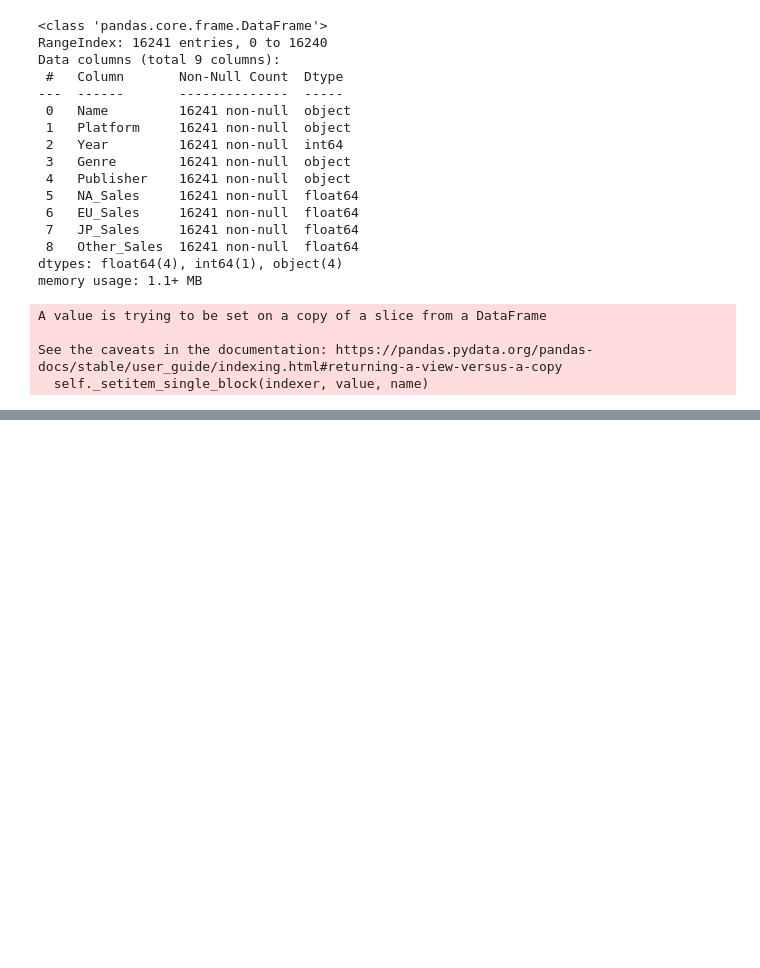
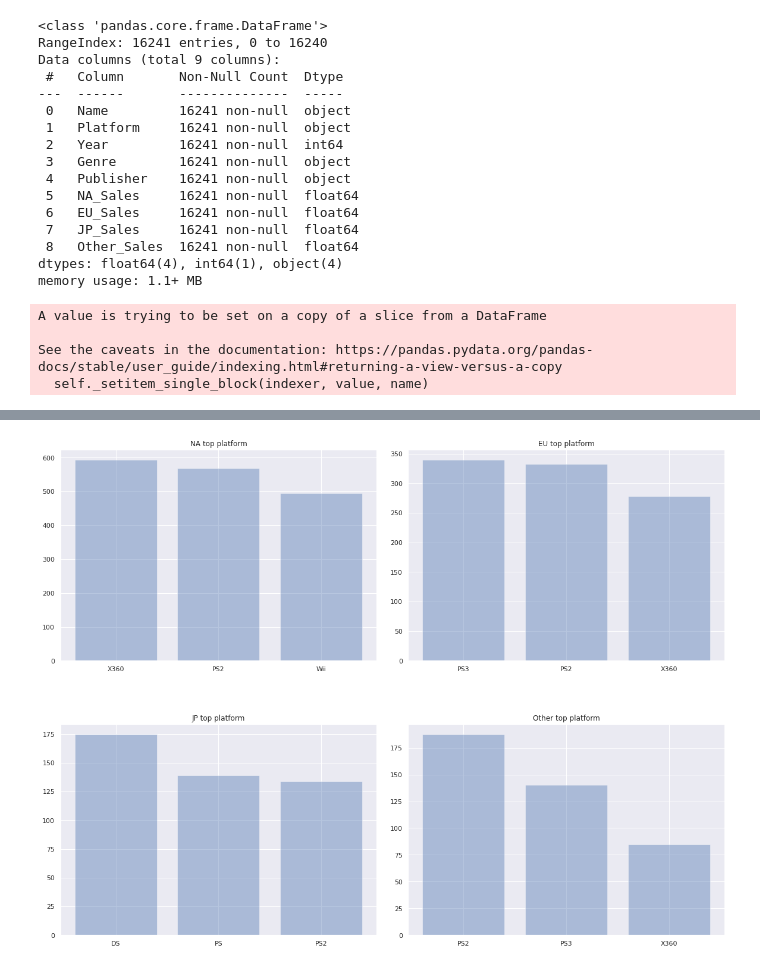
Before and after one commit to sigma-wbi/Game_Analysis_Project, a Jupyter notebook: Section_1_Project.ipynb, the cells around one changed output, grey strips where cells are left out. Saved outputs shown, nothing was run; the diff lists cells and outputs as text; code cells hidden in the pictures; blank space fills up the shorter version.

```diff
--- a/Section_1_Project.ipynb
+++ b/Section_1_Project.ipynb
@@ -319,0 +454,45 @@ Name: Genre, dtype: int64
+# %%
+df_Platform = df_clean.groupby(by=['Platform'])['Total_Sales'].sum() # 전 대륙 선호하는 게임 플렛폼
+df_Platform = df_Platform.reset_index()
+
+df_Platform_na = df_clean.groupby(by=['Platform'])['NA_Sales'].sum() # 북미 선호하는 게임 플렛폼
+df_Platform_na = df_Platform_na.reset_index()
+
+df_Platform_eu = df_clean.groupby(by=['Platform'])['EU_Sales'].sum() # 유럽 선호하는 게임 플렛폼
+df_Platform_eu = df_Platform_eu.reset_index()
+
+df_Platform_jp = df_clean.groupby(by=['Platform'])['JP_Sales'].sum() # 일본 선호하는 게임 플렛폼
+df_Platform_jp = df_Platform_jp.reset_index()
+
+df_Platform_ot = df_clean.groupby(by=['Platform'])['Other_Sales'].sum() # 일본 선호하는 게임 플렛폼
+df_Platform_ot = df_Platform_ot.reset_index()
+# %%
+df_top_Platform_na = df_Platform_na.sort_values(by='NA_Sales',ascending=False)
+df_top_Platform_na = df_top_Platform_na.head(3)
+
+df_top_Platform_eu = df_Platform_eu.sort_values(by='EU_Sales',ascending=False)
+df_top_Platform_eu = df_top_Platform_eu.head(3)
+
+df_top_Platform_jp = df_Platform_jp.sort_values(by='JP_Sales',ascending=False)
+df_top_Platform_jp = df_top_Platform_jp.head(3)
+
+df_top_Platform_ot = df_Platform_ot.sort_values(by='Other_Sales',ascending=False)
+df_top_Platform_ot = df_top_Platform_ot.head(3)
+# %%
+f, axes =plt.subplots(2,2)
+# 격자 크기 설정
+f.set_size_inches((20, 15))
+# 격자 여백 설정
+plt.subplots_adjust(wspace = 0.1, hspace = 0.3)
+
+axes[0,0].bar(df_top_Platform_na['Platform'],df_top_Platform_na['NA_Sales'],alpha = 0.4)
+axes[0, 0].set_title('NA top platform', fontsize = 12)
+axes[0,1].bar(df_top_Platform_eu['Platform'],df_top_Platform_eu['EU_Sales'],alpha = 0.4)
+axes[0, 1].set_title('EU top platform', fontsize = 12)
+axes[1,0].bar(df_top_Platform_jp['Platform'],df_top_Platform_jp['JP_Sales'],alpha = 0.4)
+axes[1, 0].set_title('JP top platform', fontsize = 12)
+axes[1,1].bar(df_top_Platform_ot['Platform'],df_top_Platform_ot['Other_Sales'],alpha = 0.4)
+axes[1, 1].set_title('Other top platform', fontsize = 12)
+plt.show()
+# %% [output]
+[figure, added]
```
Also changed, not shown: parts of 42 cells of this notebook.
